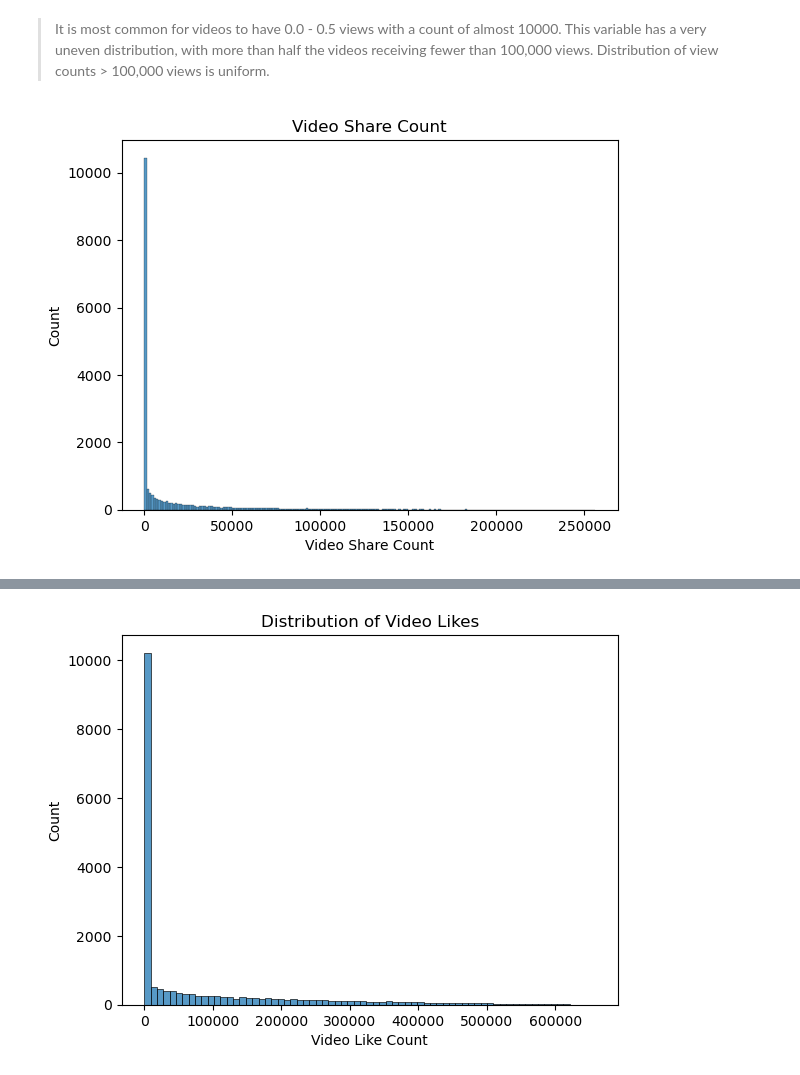
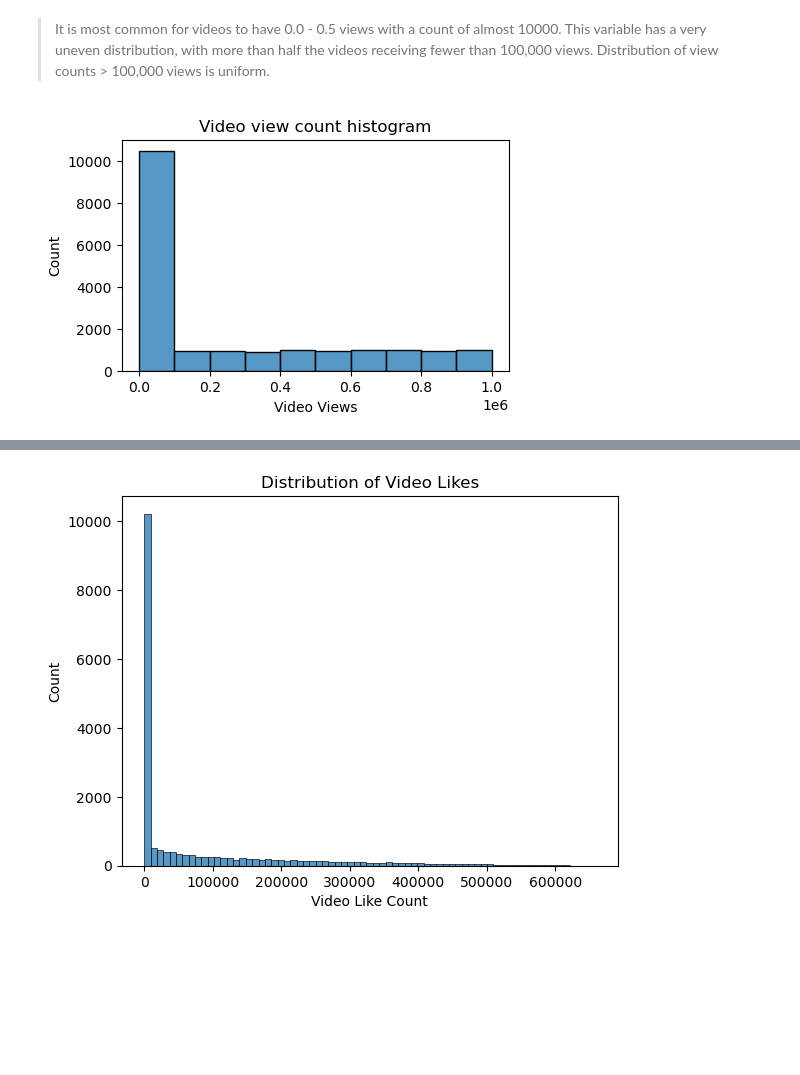
Before and after one commit to alishanstyles/Projects, a Jupyter notebook: Documents/coding-temple/Tik Tok Data Analysis/Untitled.ipynb, the cells around one changed output, grey strips where cells are left out. Cells and saved outputs as stored; diff of their text form; code cells hidden in the pictures; blank space fills up the shorter version.

```diff
--- a/Documents/coding-temple/Tik Tok Data Analysis/Untitled.ipynb
+++ b/Documents/coding-temple/Tik Tok Data Analysis/Untitled.ipynb
@@ -151,11 +151,11 @@ plt.ylabel('Count');
 # %% [markdown]
 > It is most common for videos to have 0.0 - 0.5 views with a count of almost 10000.
 This variable has a very uneven distribution, with more than half the videos receiving fewer than 100,000 views. Distribution of view counts > 100,000 views is uniform.
-# %%
-sns.histplot(data = df,
-             x = 'video_share_count')
-plt.title('Video Share Count')
-plt.xlabel('Video Share Count')
-plt.ylabel('Count');
-# %% [output]
-[figure, removed]
+# %%
+plt.figure(figsize=(5,3))
+sns.histplot(df['video_view_count'], bins=range(0,(10**6+1),10**5))
+plt.title('Video view count histogram')
+plt.xlabel('Video Views')
+plt.ylabel('Count');
+# %% [output]
+[figure, added]
```
Also changed, not shown: parts of 13 cells of this notebook.
